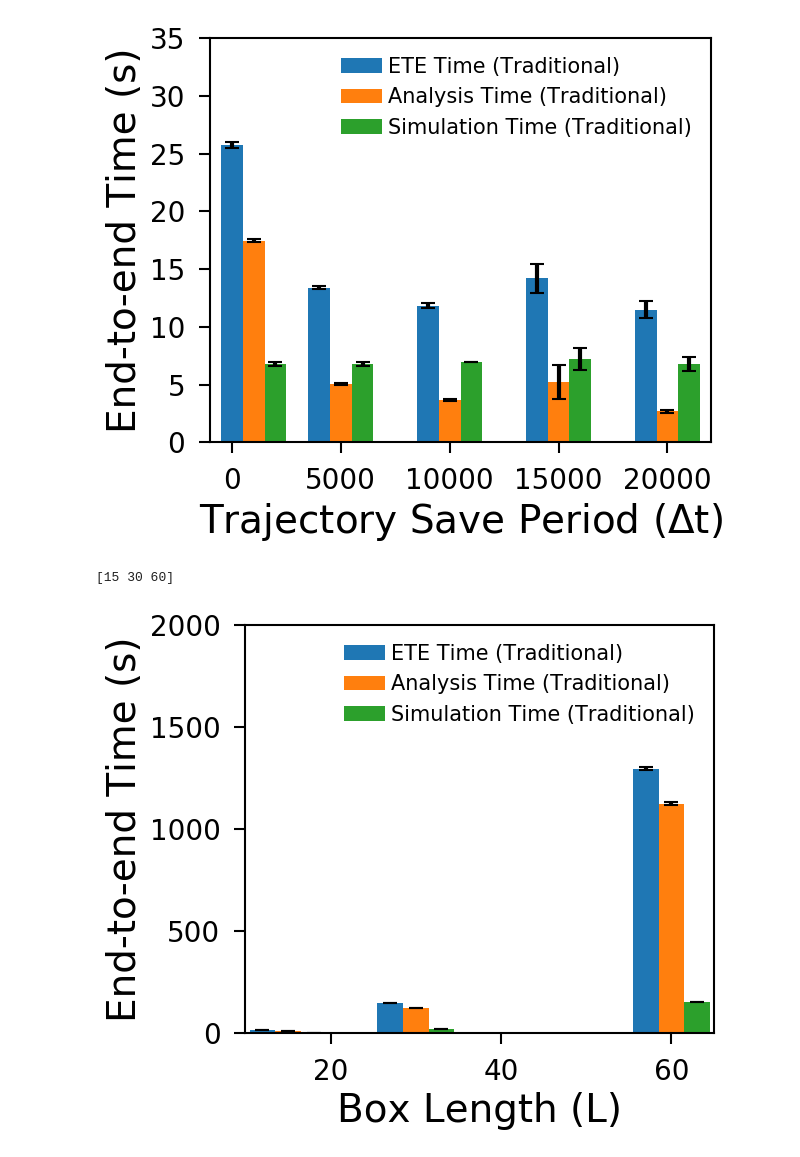
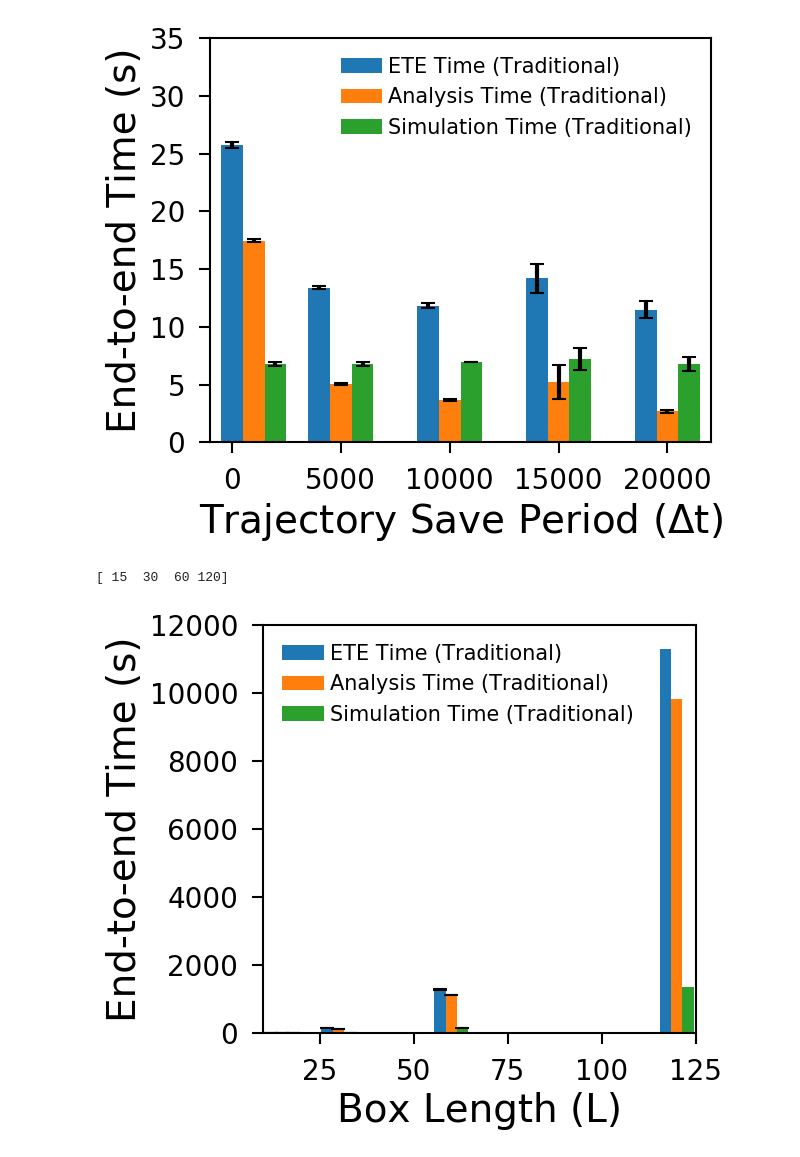
Before and after one commit to Analytics4MD/A4MD, a Jupyter notebook: examples/plot_varying_L.ipynb, the cells around one changed output. Cells and saved outputs as stored; diff of their text form; code cells hidden in the pictures.

```diff
--- a/examples/plot_varying_L.ipynb
+++ b/examples/plot_varying_L.ipynb
@@ -157,37 +157,37 @@ for path,legend in paths.items():
     plt.bar(x_vals-bar_width,
             mean_tts,
             yerr=std_tts,
             align='center', alpha=1.0, ecolor='black', capsize=5, width=bar_width,
             label='ETE Time ({})'.format(legend))
 
     mean_tts = [np.mean(total_time_vals) for dump_interval, total_time_vals in a_time_dict.items()]
     std_tts = [stats.sem(total_time_vals) for dump_interval, total_time_vals in a_time_dict.items()]
 
 
     plt.bar(x_vals,
             mean_tts,
             yerr=std_tts,
             align='center', alpha=1.0, ecolor='black', capsize=5, width=bar_width,
             label='Analysis Time ({})'.format(legend))
 
     mean_tts = [np.mean(total_time_vals) for dump_interval, total_time_vals in sim_time_dict.items()]
     std_tts = [stats.sem(total_time_vals) for dump_interval, total_time_vals in sim_time_dict.items()]
 
     plt.bar(x_vals+bar_width,
             mean_tts,
             yerr=std_tts,
             align='center', alpha=1.0, ecolor='black', capsize=5, width=bar_width,
             label='Simulation Time ({})'.format(legend))
 plt.xlabel("Box Length (L)")
 plt.ylabel("End-to-end Time (s)")
 plt.legend(fontsize=15)
-plt.ylim(0,2000)
-plt.xlim(10,65)
+plt.ylim(0,12000)
+plt.xlim(10,125)
 plt.savefig('figure_ETE_vary_N_bar_trad.png', transparent=True)
 plt.show()
 # %% [output]
-[15 30 60]
+[ 15  30  60 120]
-[figure, old version]
+[figure, new version]
 # %%
 paths = {'sequential_in_transit_vary_N':'Plumed (Sequential)'}
 for path,legend in paths.items():
```
Also changed, not shown: parts of 5 cells of this notebook.
